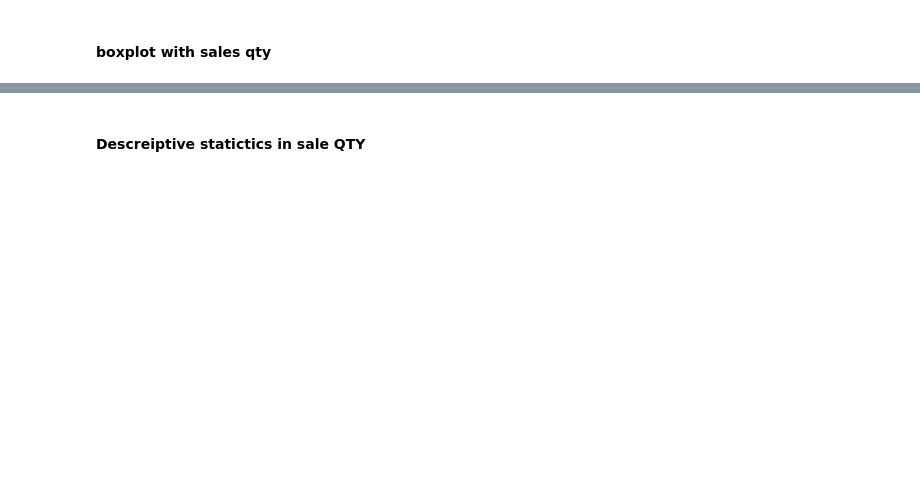
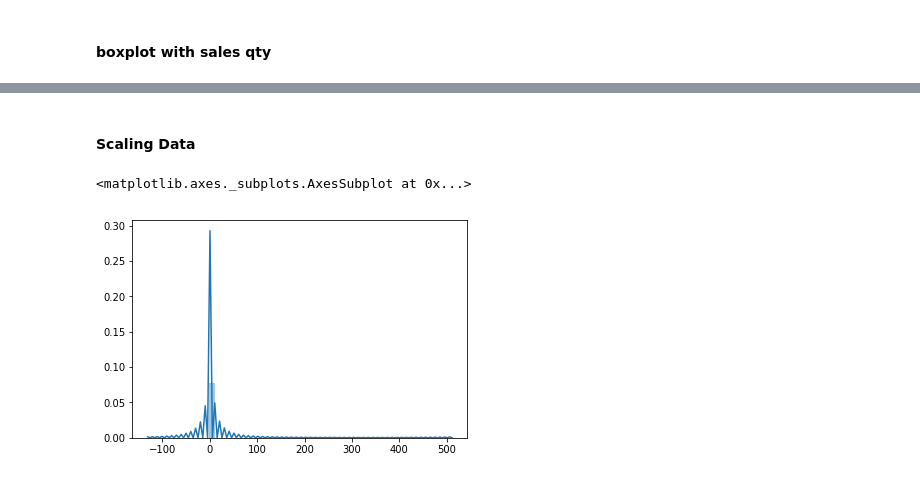
Before and after one commit to Rasika666/RACP-2018, a Jupyter notebook: project/Descriptive Analysis.ipynb, the cells around one changed output, grey strips where cells are left out. Saved outputs shown, nothing was run; the diff lists cells and outputs as text; code cells hidden in the pictures; blank space fills up the shorter version.

```diff
--- a/project/Descriptive Analysis.ipynb
+++ b/project/Descriptive Analysis.ipynb
@@ -338,2 +366,2 @@ sampleSales.boxplot(column=['Net Sales Qty'])
-# %% [markdown]
-#### Descreiptive statictics in sale QTY
+# %% [markdown]
+#### Scaling Data
@@ -339,0 +370,7 @@ sampleSales.boxplot(column=['Net Sales Qty'])
+# %%
+scaler = StandardScaler()
+t_scaleQty = scaler.fit_transform(sales[['Net Sales Qty']])
+sns.distplot(t_scaleQty)
+# %% [output]
+<matplotlib.axes._subplots.AxesSubplot at 0x...>
+[figure, added]
```
Also changed, not shown: parts of 33 cells of this notebook.
